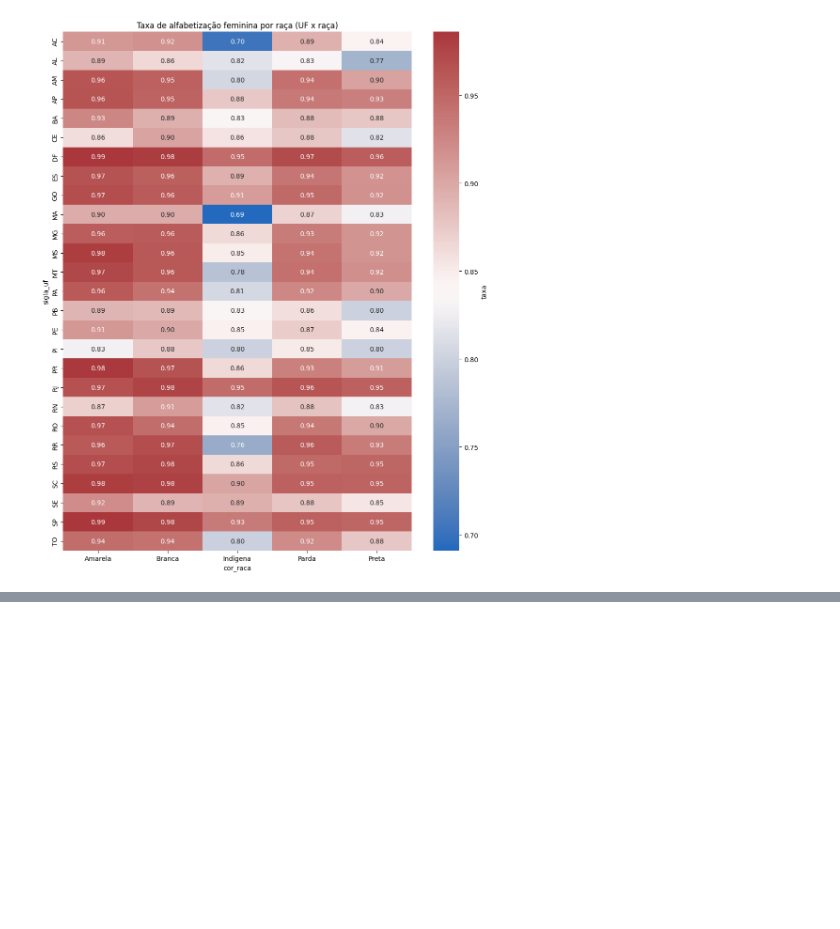
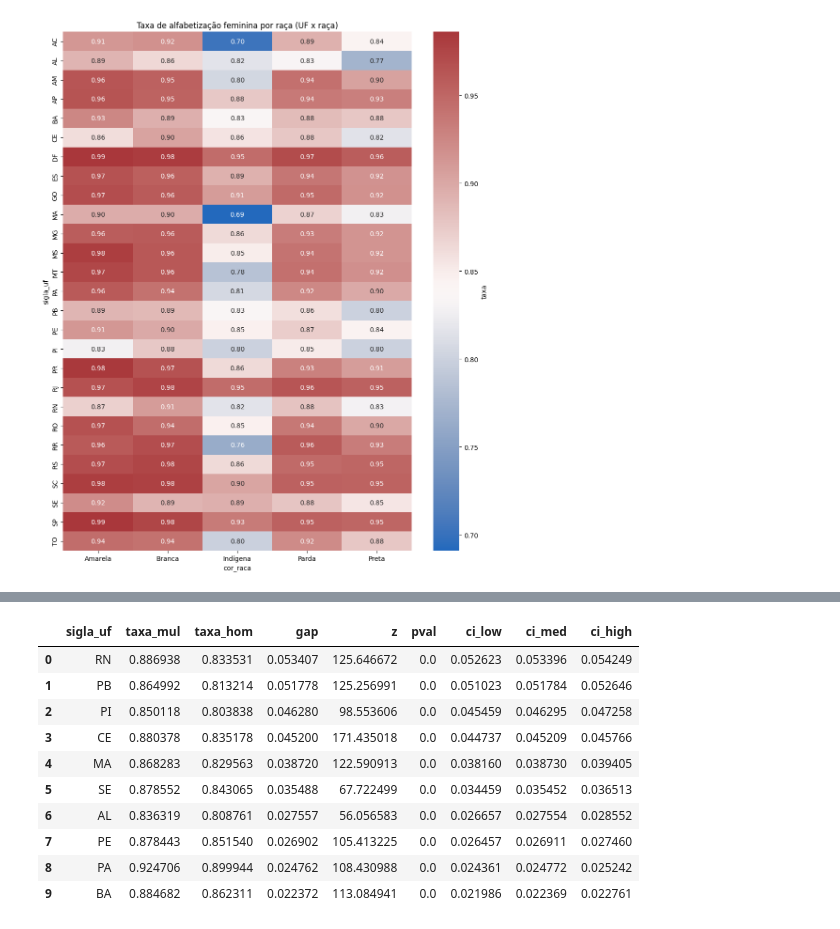
Before and after one commit to patriciacarbri/analise-alfabetizacao-mulheres-brasil, a Jupyter notebook: analise.ipynb, the cells around one changed output, grey strips where cells are left out. Saved outputs shown, nothing was run; the diff lists cells and outputs as text; code cells hidden in the pictures; blank space fills up the shorter version.

```diff
--- a/analise.ipynb
+++ b/analise.ipynb
@@ -826,0 +819,76 @@ Gap nacional (pp): [0.98137259 0.98918022 0.99752388]
+# %%
+# Agregação inicial por UF / sexo / alfabetização
+# prepara tabela por UF
+agg = df_censo.groupby(['sigla_uf','sexo','alfabetizacao'])['populacao'].sum().unstack(fill_value=0).reset_index()
+# renomeia colunas
+agg = agg.rename(columns={'Alfabetizadas':'alf', 'Não alfabetizadas':'nao_alf'})
+
+# Loop por UF: teste z de proporções e construção de tabela df_uf_stats
+# monta por UF os counts
+uf_stats = []
+for uf, g in agg.groupby('sigla_uf'):
+    try:
+        m = g[g['sexo']=='Mulheres']
+        h = g[g['sexo']=='Homens']
+        count = np.array([int(m['alf'].sum()), int(h['alf'].sum())])
+        nobs = np.array([int(m['alf'].sum() + m['nao_alf'].sum()), int(h['alf'].sum() + h['nao_alf'].sum())])
+        stat, pval = proportions_ztest(count, nobs)
+        gap = count[0]/nobs[0] - count[1]/nobs[1]
+        uf_stats.append({'sigla_uf': uf, 'taxa_mul': count[0]/nobs[0], 'taxa_hom': count[1]/nobs[1],
+                         'gap': gap, 'z': stat, 'pval': pval})
+    except Exception:
+        pass
+
+df_uf_stats = pd.DataFrame(uf_stats).sort_values('gap', ascending=False)
+df_uf_stats.head(10)
+
+
+# Função de bootstrap para o gap
+def bootstrap_gap_simple(df, uf=None, nboot=1000, seed=42):
+    rng = np.random.default_rng(seed)
+    sub = df.copy() if uf is None else df[df['sigla_uf']==uf].copy()
+    groups = sub.groupby(['sexo','alfabetizacao'])['populacao'].sum().reset_index()
+    base = groups.set_index(['sexo','alfabetizacao'])['populacao'].to_dict()
+    tot = sum(base.values())
+    probs = {k: v/tot for k,v in base.items()}
+
+    gaps = []
+    for _ in range(nboot):
+        # multinomial sample of total persons
+        samp = rng.multinomial(tot, list(probs.values()))
+        # map back to table order
+        idx = list(probs.keys())
+        dic = {idx[i]: samp[i] for i in range(len(idx))}
+        # compute taxas
+        mul_alf = dic.get(('Mulheres','Alfabetizadas'),0)
+        mul_tot = sum(dic.get(('Mulheres',lab),0) for lab in ['Alfabetizadas','Não alfabetizadas'])
+        hom_alf = dic.get(('Homens','Alfabetizadas'),0)
+        hom_tot = sum(dic.get(('Homens',lab),0) for lab in ['Alfabetizadas','Não alfabetizadas'])
+        taxa_mul = mul_alf / mul_tot if mul_tot>0 else np.nan
+        taxa_hom = hom_alf / hom_tot if hom_tot>0 else np.nan
+        gaps.append(taxa_mul - taxa_hom)
+    return np.nanpercentile(gaps, [2.5,50,97.5])
+
+
+bootstrap_gap_simple(df_censo, uf=None)
+
+
+ci_nat = bootstrap_gap_simple(df_censo, uf=None, nboot=2000)
+print("Gap nacional (pp):", bootstrap_gap_simple(df_censo, uf=None)*100)  # em pontos percentuais
+
+# adicionar CI por UF (cuidado: custoso)
+def add_ci_row(row):
+    uf = row['sigla_uf']
+    low, med, high = bootstrap_gap_simple(df_censo, uf=uf, nboot=1000)
+    return pd.Series({'ci_low': low, 'ci_med': med, 'ci_high': high})
+
+# calcular só para top/bottom UFs (ex.: as 10 primeiras)
+sample_ufs = df_uf_stats['sigla_uf'].head(10).tolist()
+ci_list = []
+for uf in sample_ufs:
+    ci = bootstrap_gap_simple(df_censo, uf=uf, nboot=1000)
+    ci_list.append({'sigla_uf':uf,'ci_low':ci[0],'ci_med':ci[1],'ci_high':ci[2]})
+df_ci = pd.DataFrame(ci_list)
+df_uf_stats = df_uf_stats.merge(df_ci, on='sigla_uf', how='left')
+df_uf_stats.head(10)
+# %% [output]
@@ -826,0 +896,11 @@ Gap nacional (pp): [0.98137259 0.98918022 0.99752388]
+|  | sigla_uf | taxa_mul | taxa_hom | gap | z | pval | ci_low | ci_med | ci_high |
+| 0 | RN | 0.886938 | 0.833531 | 0.053407 | 125.646672 | 0.0 | 0.052623 | 0.053396 | 0.054249 |
+| 1 | PB | 0.864992 | 0.813214 | 0.051778 | 125.256991 | 0.0 | 0.051023 | 0.051784 | 0.052646 |
+| 2 | PI | 0.850118 | 0.803838 | 0.046280 | 98.553606 | 0.0 | 0.045459 | 0.046295 | 0.047258 |
+| 3 | CE | 0.880378 | 0.835178 | 0.045200 | 171.435018 | 0.0 | 0.044737 | 0.045209 | 0.045766 |
+| 4 | MA | 0.868283 | 0.829563 | 0.038720 | 122.590913 | 0.0 | 0.038160 | 0.038730 | 0.039405 |
+| 5 | SE | 0.878552 | 0.843065 | 0.035488 | 67.722499 | 0.0 | 0.034459 | 0.035452 | 0.036513 |
+| 6 | AL | 0.836319 | 0.808761 | 0.027557 | 56.056583 | 0.0 | 0.026657 | 0.027554 | 0.028552 |
+| 7 | PE | 0.878443 | 0.851540 | 0.026902 | 105.413225 | 0.0 | 0.026457 | 0.026911 | 0.027460 |
+| 8 | PA | 0.924706 | 0.899944 | 0.024762 | 108.430988 | 0.0 | 0.024361 | 0.024772 | 0.025242 |
+| 9 | BA | 0.884682 | 0.862311 | 0.022372 | 113.084941 | 0.0 | 0.021986 | 0.022369 | 0.022761 |
```
Also changed, not shown: parts of 11 cells of this notebook, 3 other files.
